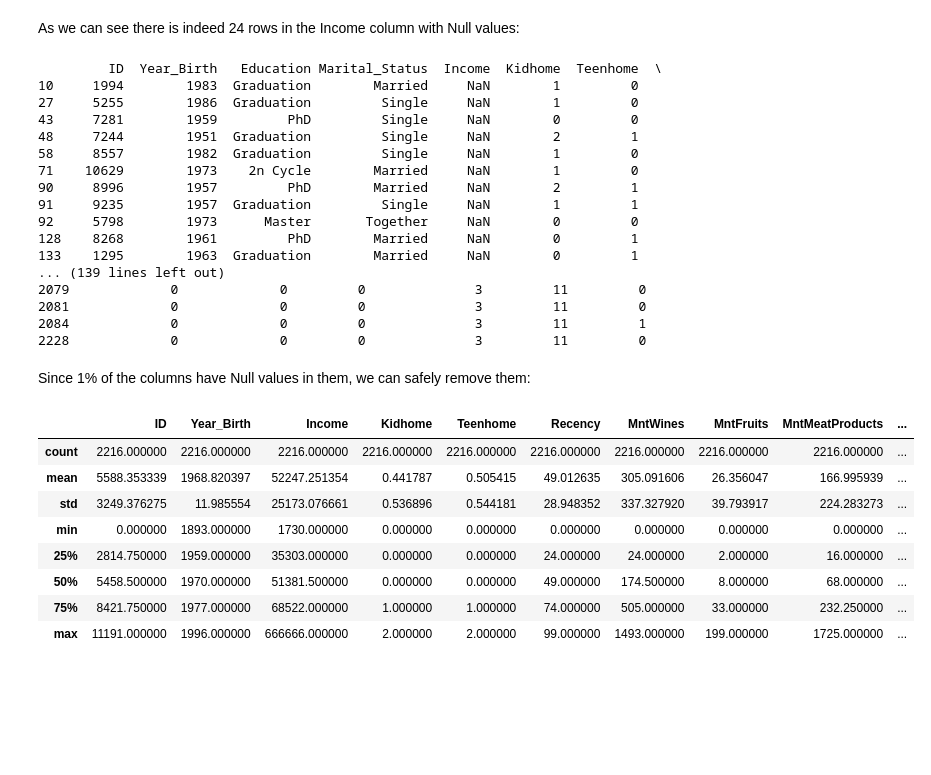
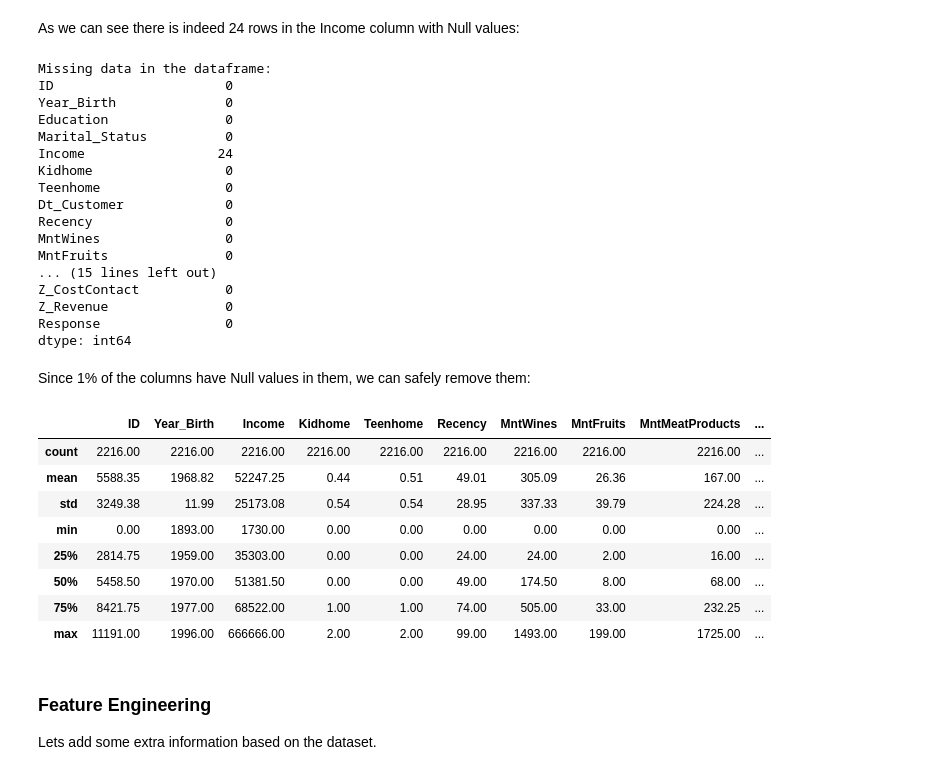
Before and after one commit to JADS-GROUP8/DM, a Jupyter notebook: Group Assignment 2/assignment 2.ipynb, the cells around one changed output. Saved outputs shown, nothing was run; the diff lists cells and outputs as text; code cells hidden in the pictures; blank space fills up the shorter version.

```diff
--- a/Group Assignment 2/assignment 2.ipynb
+++ b/Group Assignment 2/assignment 2.ipynb
@@ -141,39 +139,43 @@ memory usage: 507.6+ KB
 # %% [markdown]
 As we can see there is indeed 24 rows in the Income column with Null values:
 # %%
-rows_with_nulls = df_marketing[df_marketing['Income'].isnull()]
-print(rows_with_nulls)
+print("Missing data in the dataframe:")
+print(df_marketing.isnull().sum())
 # %% [output]
-         ID  Year_Birth   Education Marital_Status  Income  Kidhome  Teenhome  \
-10     1994        1983  Graduation        Married     NaN        1         0
-27     5255        1986  Graduation         Single     NaN        1         0
-43     7281        1959         PhD         Single     NaN        0         0
-48     7244        1951  Graduation         Single     NaN        2         1
-58     8557        1982  Graduation         Single     NaN        1         0
-71    10629        1973    2n Cycle        Married     NaN        1         0
-90     8996        1957         PhD        Married     NaN        2         1
-91     9235        1957  Graduation         Single     NaN        1         1
-92     5798        1973      Master       Together     NaN        0         0
-128    8268        1961         PhD        Married     NaN        0         1
-133    1295        1963  Graduation        Married     NaN        0         1
-... (139 lines left out)
-2079             0             0         0              3         11         0
-2081             0             0         0              3         11         0
-2084             0             0         0              3         11         1
-2228             0             0         0              3         11         0
+Missing data in the dataframe:
+ID                      0
+Year_Birth              0
+Education               0
+Marital_Status          0
+Income                 24
+Kidhome                 0
+Teenhome                0
+Dt_Customer             0
+Recency                 0
+MntWines                0
+MntFruits               0
+... (15 lines left out)
+Z_CostContact           0
+Z_Revenue               0
+Response                0
+dtype: int64
 # %% [markdown]
 Since 1% of the columns have Null values in them, we can safely remove them:
 # %%
 df_marketing = df_marketing.dropna()
 # %%
-df_marketing.describe()
+df_marketing.describe().round(2)
 # %% [output]
 |  | ID | Year_Birth | Income | Kidhome | Teenhome | Recency | MntWines | MntFruits | MntMeatProducts | ... |
-| count | 2216.000000 | 2216.000000 | 2216.000000 | 2216.000000 | 2216.000000 | 2216.000000 | 2216.000000 | 2216.000000 | 2216.000000 | ... |
-| mean | 5588.353339 | 1968.820397 | 52247.251354 | 0.441787 | 0.505415 | 49.012635 | 305.091606 | 26.356047 | 166.995939 | ... |
-| std | 3249.376275 | 11.985554 | 25173.076661 | 0.536896 | 0.544181 | 28.948352 | 337.327920 | 39.793917 | 224.283273 | ... |
-| min | 0.000000 | 1893.000000 | 1730.000000 | 0.000000 | 0.000000 | 0.000000 | 0.000000 | 0.000000 | 0.000000 | ... |
-| 25% | 2814.750000 | 1959.000000 | 35303.000000 | 0.000000 | 0.000000 | 24.000000 | 24.000000 | 2.000000 | 16.000000 | ... |
-| 50% | 5458.500000 | 1970.000000 | 51381.500000 | 0.000000 | 0.000000 | 49.000000 | 174.500000 | 8.000000 | 68.000000 | ... |
-| 75% | 8421.750000 | 1977.000000 | 68522.000000 | 1.000000 | 1.000000 | 74.000000 | 505.000000 | 33.000000 | 232.250000 | ... |
-| max | 11191.000000 | 1996.000000 | 666666.000000 | 2.000000 | 2.000000 | 99.000000 | 1493.000000 | 199.000000 | 1725.000000 | ... |
+| count | 2216.00 | 2216.00 | 2216.00 | 2216.00 | 2216.00 | 2216.00 | 2216.00 | 2216.00 | 2216.00 | ... |
+| mean | 5588.35 | 1968.82 | 52247.25 | 0.44 | 0.51 | 49.01 | 305.09 | 26.36 | 167.00 | ... |
+| std | 3249.38 | 11.99 | 25173.08 | 0.54 | 0.54 | 28.95 | 337.33 | 39.79 | 224.28 | ... |
+| min | 0.00 | 1893.00 | 1730.00 | 0.00 | 0.00 | 0.00 | 0.00 | 0.00 | 0.00 | ... |
+| 25% | 2814.75 | 1959.00 | 35303.00 | 0.00 | 0.00 | 24.00 | 24.00 | 2.00 | 16.00 | ... |
+| 50% | 5458.50 | 1970.00 | 51381.50 | 0.00 | 0.00 | 49.00 | 174.50 | 8.00 | 68.00 | ... |
+| 75% | 8421.75 | 1977.00 | 68522.00 | 1.00 | 1.00 | 74.00 | 505.00 | 33.00 | 232.25 | ... |
+| max | 11191.00 | 1996.00 | 666666.00 | 2.00 | 2.00 | 99.00 | 1493.00 | 199.00 | 1725.00 | ... |
+# %% [markdown]
+### Feature Engineering
+
+Lets add some extra information based on the dataset.
```
Also changed, not shown: parts of 7 cells of this notebook.
